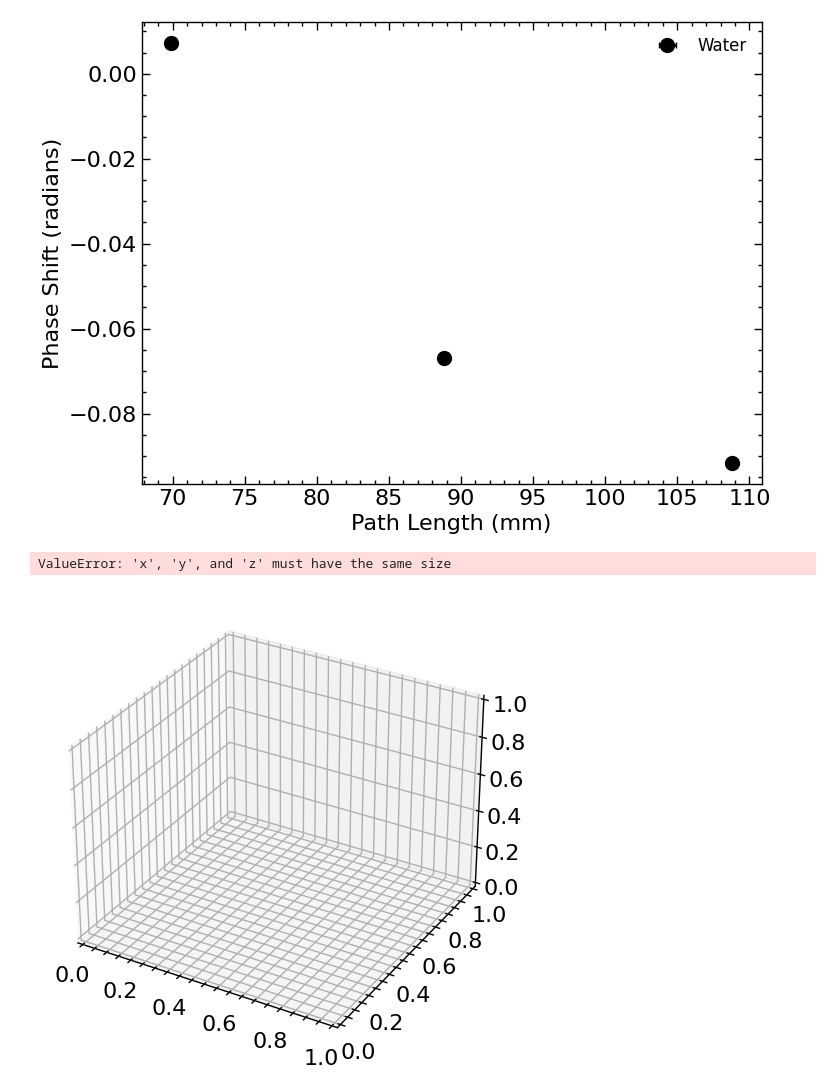
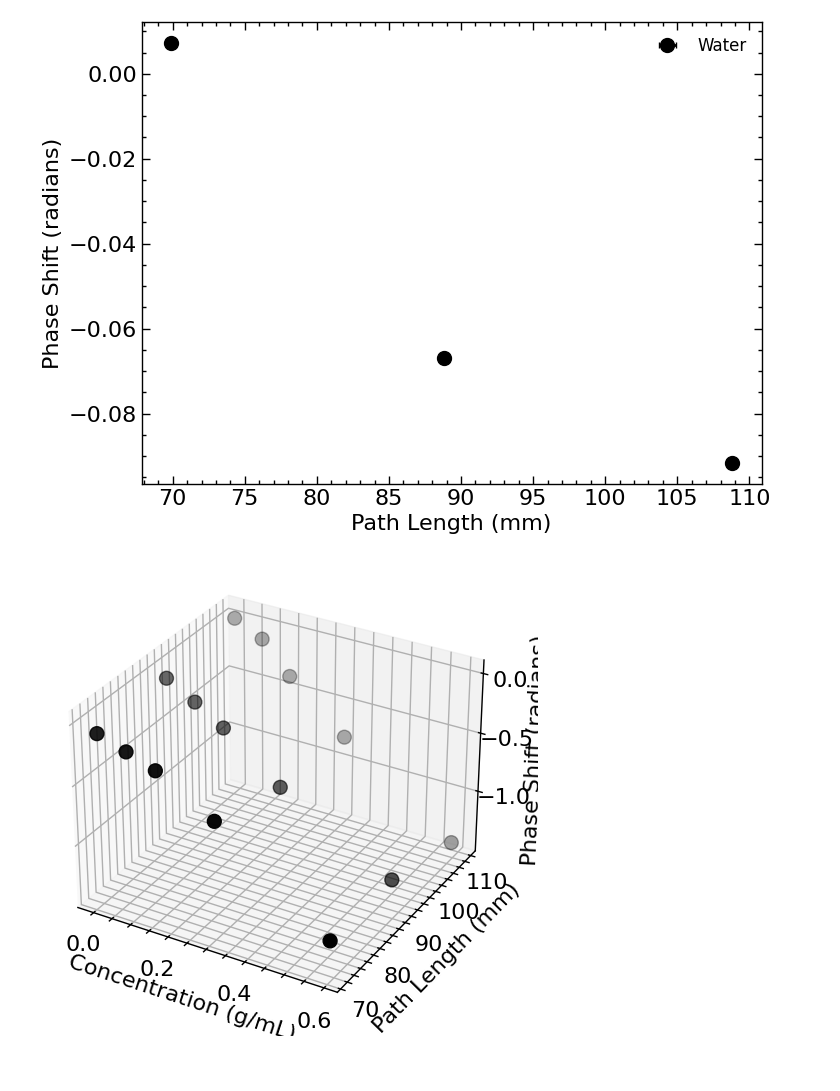
Before and after one commit to wmallah/OpticsLab, a Jupyter notebook: experiment_01/code/data_analysis.ipynb, the cells around one changed output. Saved outputs shown, nothing was run; the diff lists cells and outputs as text; code cells hidden in the pictures; blank space fills up the shorter version.

Commit message:
Incorporated everything into one plot

```diff
--- a/experiment_01/code/data_analysis.ipynb
+++ b/experiment_01/code/data_analysis.ipynb
@@ -1124,23 +1124,23 @@ plt.show()
 # %%
 # Attempt to combine all data into one graph (phase shift versus concentration/path length)
 
-# Define function to plot phase shift versus concentration/path length
+phase_shifts = [small_beaker_phase_shifts, medium_beaker_phase_shifts, large_beaker_phase_shifts]
 
-def plot_phase_shift_v_concentration_path_length(phase_shifts, concentrations, path_lengths, phase_shift_errors, path_length_errors, title, save_name):
-    fig = plt.figure()
-    ax = fig.add_subplot(111, projection='3d')
-    ax.errorbar(concentrations, path_lengths, phase_shifts, xerr=concentration_errors, yerr=diameter_errors, zerr=phase_shift_errors, fmt='o', c='k', markersize=10, label='Data', ls='none')
-    ax.set_xlabel('Concentration (g/mL)')
-    ax.set_ylabel('Path Length (mm)')
-    ax.set_zlabel('Phase Shift (radians)')
-    ax.set_title(title)
-    # plt.savefig('../figures/' + save_name + '.png')
-    plt.show()
+# Plot phase shift versus concentration/path length
 
+fig = plt.figure()
+ax = fig.add_subplot(projection='3d')
 
-# Plot phase shift versus concentration/path length for large beaker
+# Create meshgrid for concentration and path length
+concentration_mesh, diameter_mesh = np.meshgrid(concentration_values, diameter_values)
 
-plot_phase_shift_v_concentration_path_length(large_beaker_phase_shifts, concentration_values, diameter_values, concentration_errors, diameter_errors, 'Large Beaker', 'large_beaker_phase_shifts_concentration_path_length')
+# Plot the data
+ax.scatter(concentration_mesh, diameter_mesh, phase_shifts, c='k', marker='o', s=100)
+
+# Set the labels
+ax.set_xlabel('Concentration (g/mL)')
+ax.set_ylabel('Path Length (mm)')
+ax.set_zlabel('Phase Shift (radians)')
+plt.show()
 # %% [output]
-ValueError: 'x', 'y', and 'z' must have the same size
-[figure, old version]
+[figure, new version]
```
Also changed, not shown: parts of 4 cells of this notebook, 10 other files.
